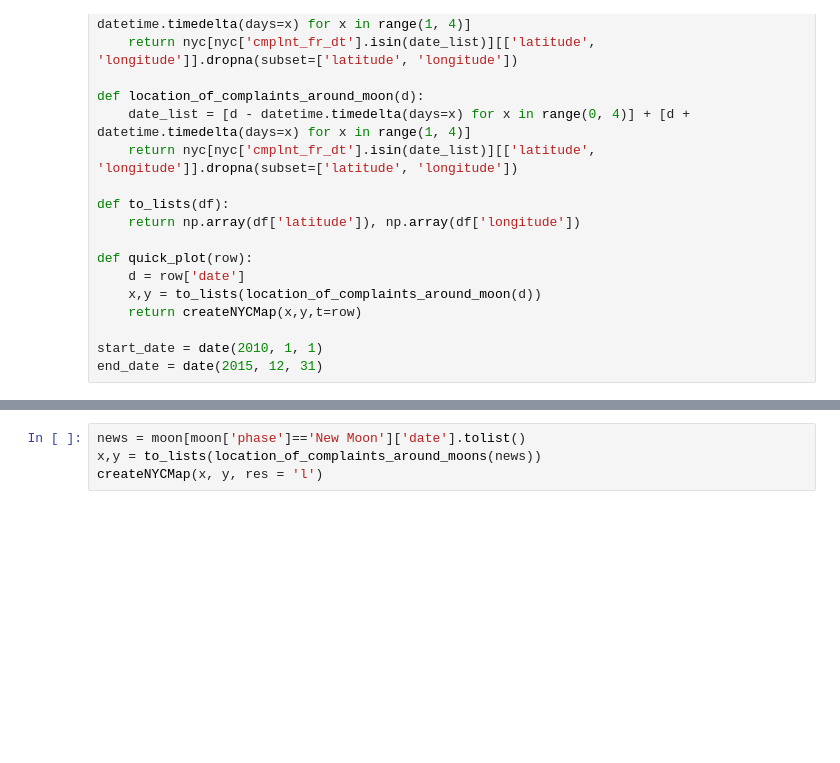
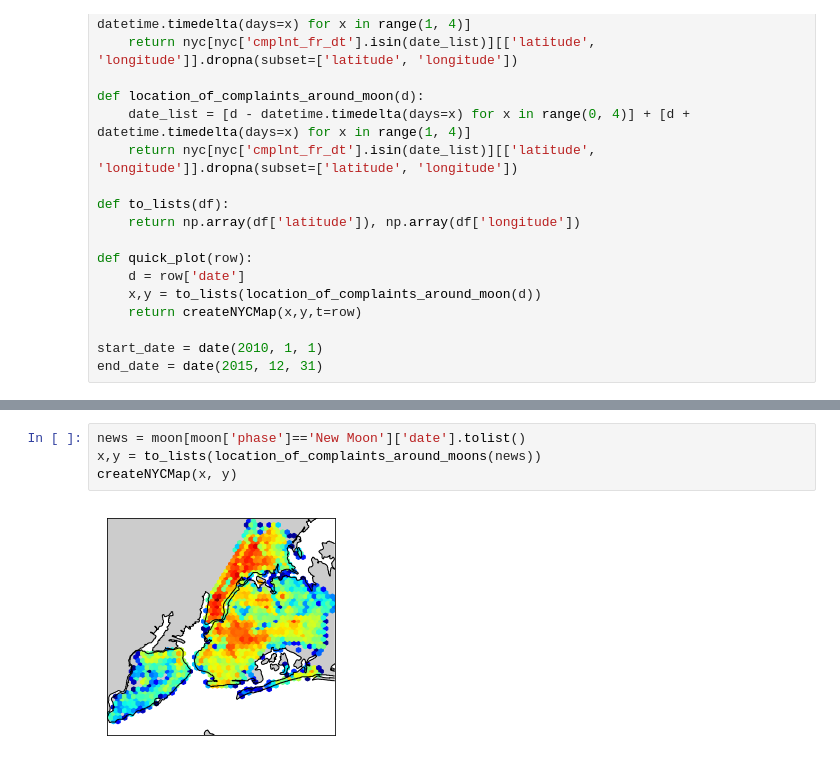
Before and after one commit to markjm/NYCMoonCrime, a Jupyter notebook: NYCMoonCrime.ipynb, the cells around one changed output, grey strips where cells are left out. Saved outputs shown, nothing was run; the diff lists cells and outputs as text; blank space fills up the shorter version.

```diff
--- a/NYCMoonCrime.ipynb
+++ b/NYCMoonCrime.ipynb
@@ -154,4 +214,6 @@ createNYCMap(x, y, res = 'l')
 # %%
 news = moon[moon['phase']=='New Moon']['date'].tolist()
 x,y = to_lists(location_of_complaints_around_moons(news))
-createNYCMap(x, y, res = 'l')
+createNYCMap(x, y)
+# %% [output]
+[figure, added]
```
Also changed, not shown: parts of 13 cells of this notebook.
